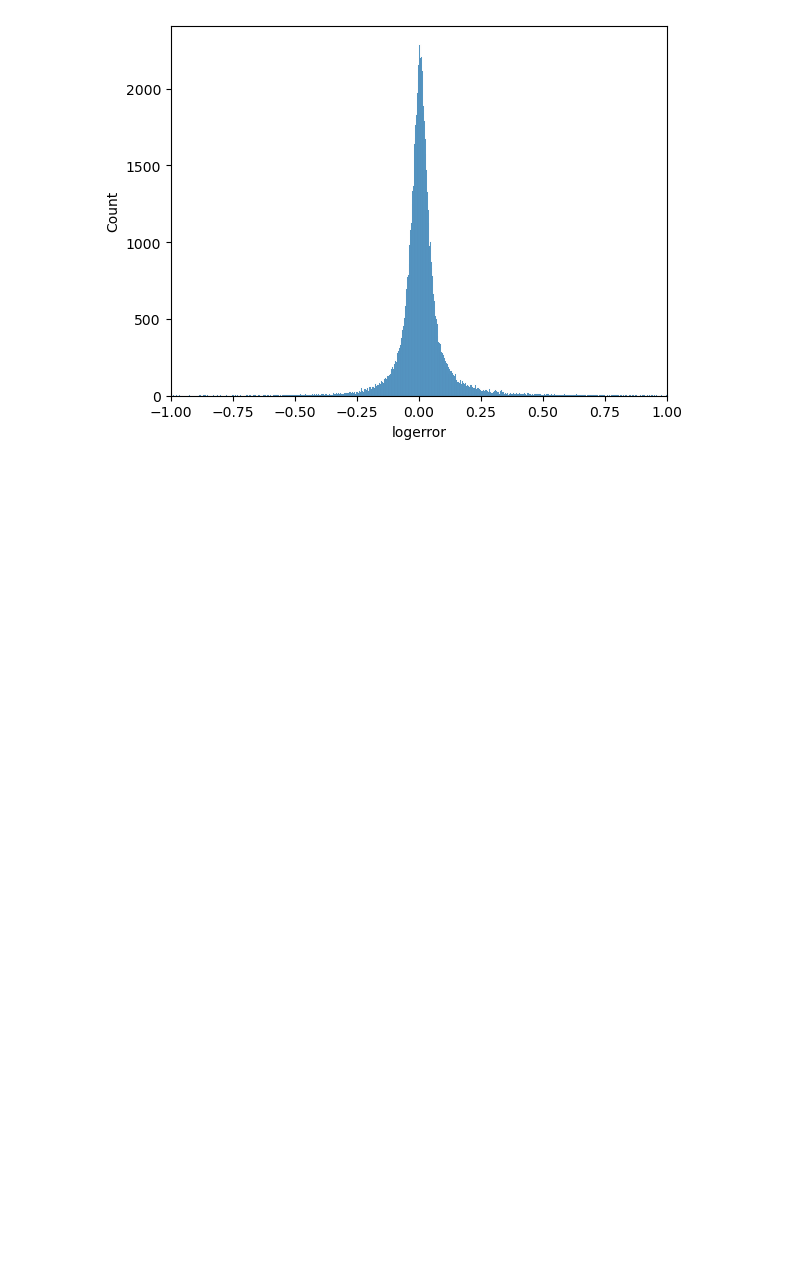
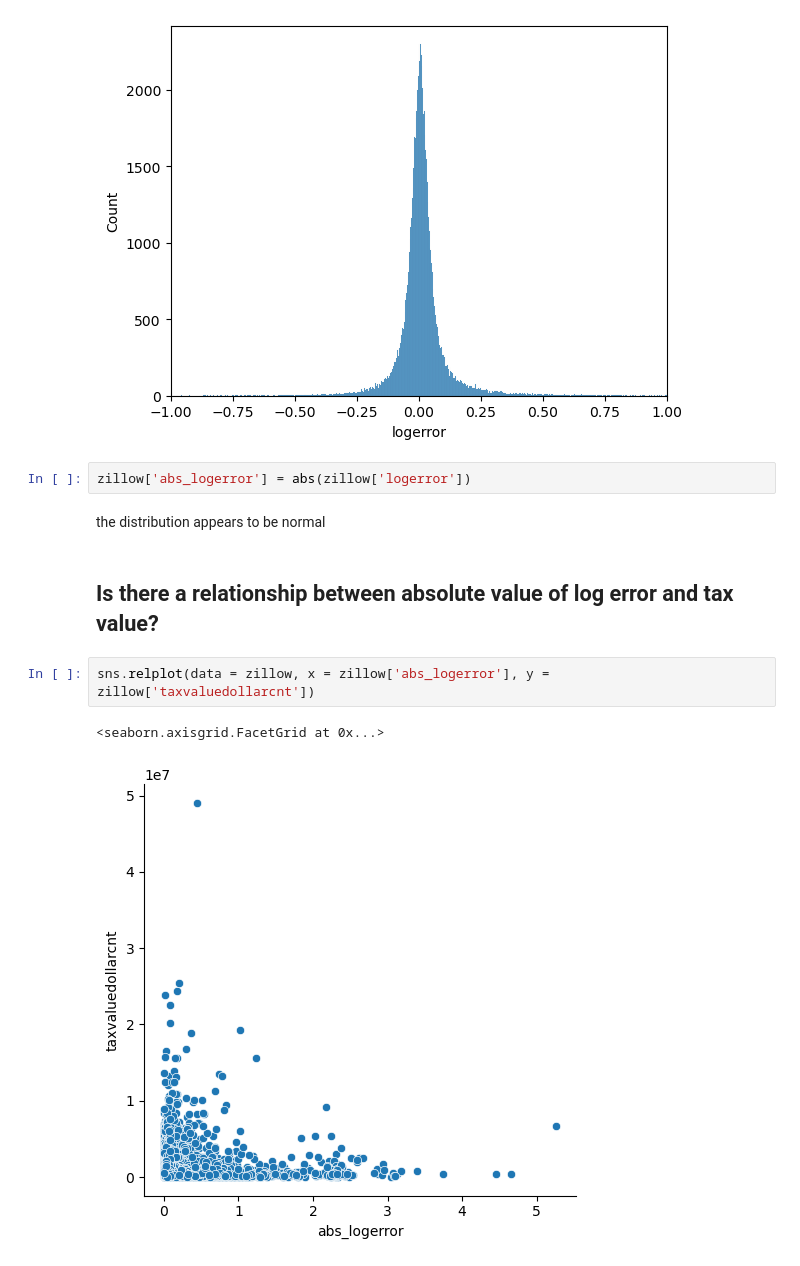
Before and after one commit to wherrickjr/clustering-exercises, a Jupyter notebook: explore_zillow.ipynb, the cells around one changed output. Saved outputs shown, nothing was run; the diff lists cells and outputs as text; blank space fills up the shorter version.

Commit message:
answered some of my questions of zillow data

```diff
--- a/explore_zillow.ipynb
+++ b/explore_zillow.ipynb
@@ -96,3 +116,14 @@ plt.xlim(-1,1)
 # %% [output]
 (-1.0, 1.0)
 [figure]
+# %%
+zillow['abs_logerror'] = abs(zillow['logerror'])
+# %% [markdown]
+the distribution appears to be normal
+# %% [markdown]
+## Is there a relationship between absolute value of log error and tax value?
+# %%
+sns.relplot(data = zillow, x = zillow['abs_logerror'], y = zillow['taxvaluedollarcnt'])
+# %% [output]
+<seaborn.axisgrid.FacetGrid at 0x...>
+[figure, added]
```
Also changed, not shown: parts of 21 cells of this notebook.
